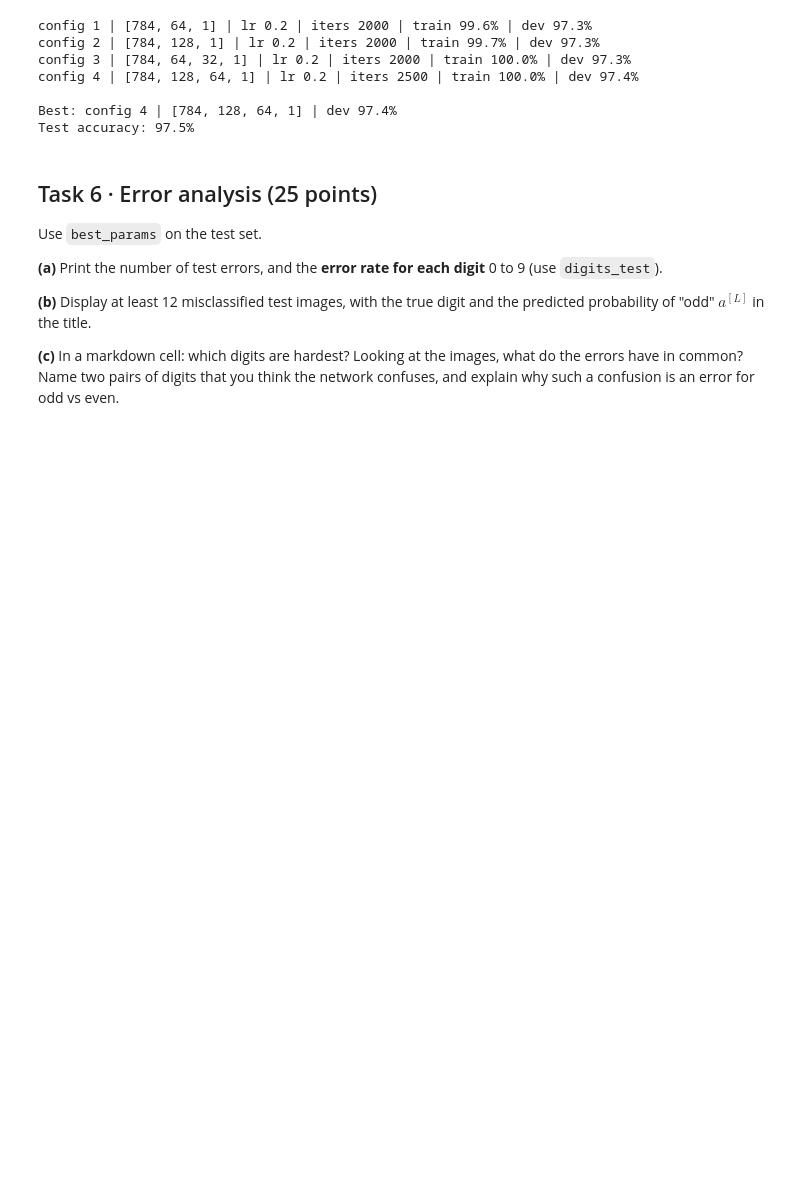
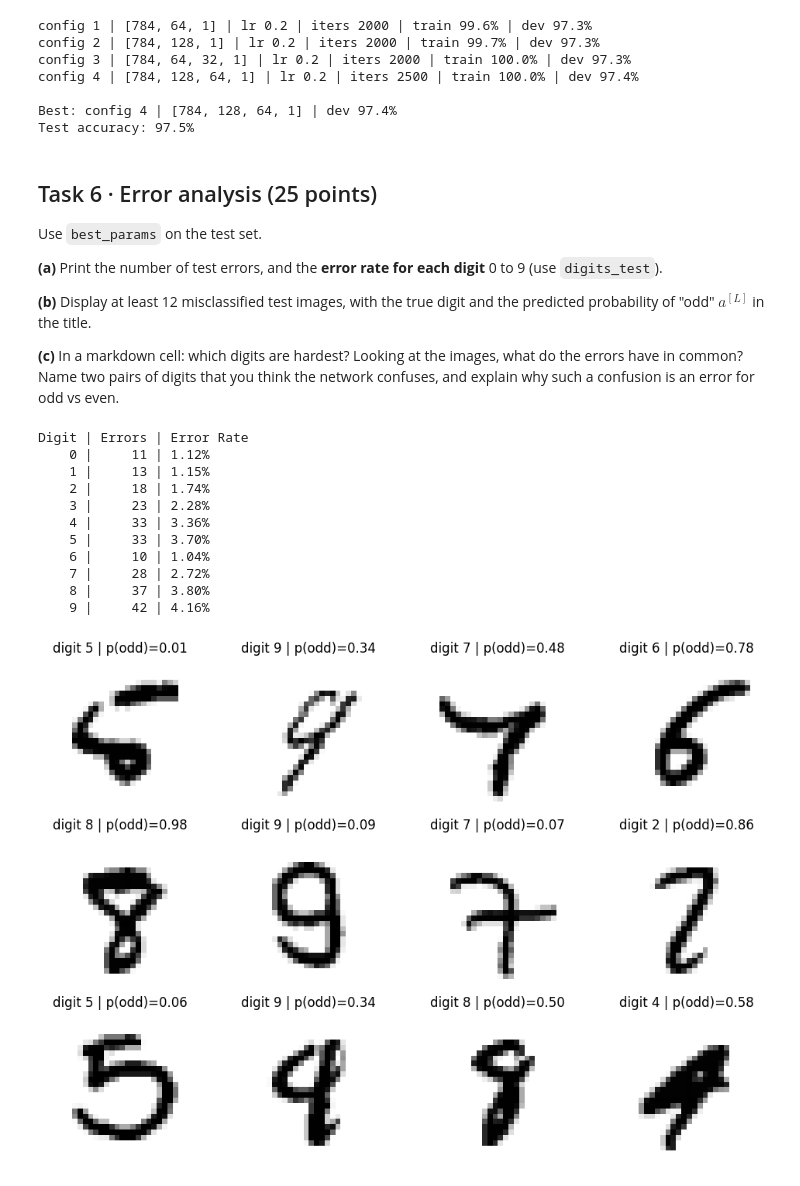
Before and after one commit to sarakseyhaaa/I4_AMS_AI, a Jupyter notebook: TP2_NY_SARAKSEYHA_I4AMS_B_AI/TP2_NY_SARAKSEYHA_I4AMS_B_AI.ipynb, the cells around one changed output. Saved outputs shown, nothing was run; the diff lists cells and outputs as text; code cells hidden in the pictures; blank space fills up the shorter version.

```diff
--- a/TP2_NY_SARAKSEYHA_I4AMS_B_AI/TP2_NY_SARAKSEYHA_I4AMS_B_AI.ipynb
+++ b/TP2_NY_SARAKSEYHA_I4AMS_B_AI/TP2_NY_SARAKSEYHA_I4AMS_B_AI.ipynb
@@ -444,10 +444,51 @@ Use `best_params` on the test set.
 **(c)** In a markdown cell: which digits are hardest? Looking at the images, what do the errors have in common? Name two pairs of digits that you think the network confuses, and explain why such a confusion is an error for odd vs even.
 # %%
 # get predictions probabilities and classes
-Al_test, _ = L_model_for
+AL_test, _ = L_model_forward(X_test, best_params)
+pred_test = (AL_test >= 0.5).float() # 1 if AL >= 0.5 else 0
 
+# True mean this example was prectioned incorrectly
+errors = pred_test != Y_test
 
 # (a) number of errors, error rate per digit
+print("Digit | Errors | Error Rate")
+for d in range(10):
+    digit_mask = digits_test == d
+    digit_errors = errors.squeeze()[digit_mask]
+
+    num_errors = digit_errors.sum().item()
+    error_rate = digit_errors.float().mean().item()
+
+    print(f"{d:5d} | {int(num_errors):6d} | {error_rate:.2%}")
 
 
 # (b) at least 12 misclassified test images with the digit and p(odd)
+
+error_indices = torch.where(errors.squeeze())[0]
+
+fig, axes = plt.subplots(3, 4, figsize=(10, 7))
+
+for ax, idx in zip(axes.flatten(), error_indices[:12]):
+    img = X_test[idx].reshape(28, 28)
+    digit = digits_test[idx].item()
+    p_odd = AL_test[idx].item()
+
+    ax.imshow(img, cmap="gray_r")
+    ax.set_title(f"digit {digit} | p(odd)={p_odd:.2f}")
+    ax.axis("off")
+
+plt.tight_layout()
+plt.show()
+# %% [output]
+Digit | Errors | Error Rate
+    0 |     11 | 1.12%
+    1 |     13 | 1.15%
+    2 |     18 | 1.74%
+    3 |     23 | 2.28%
+    4 |     33 | 3.36%
+    5 |     33 | 3.70%
+    6 |     10 | 1.04%
+    7 |     28 | 2.72%
+    8 |     37 | 3.80%
+    9 |     42 | 4.16%
+[figure, added]
```
Also changed, not shown: parts of 1 cell of this notebook.
